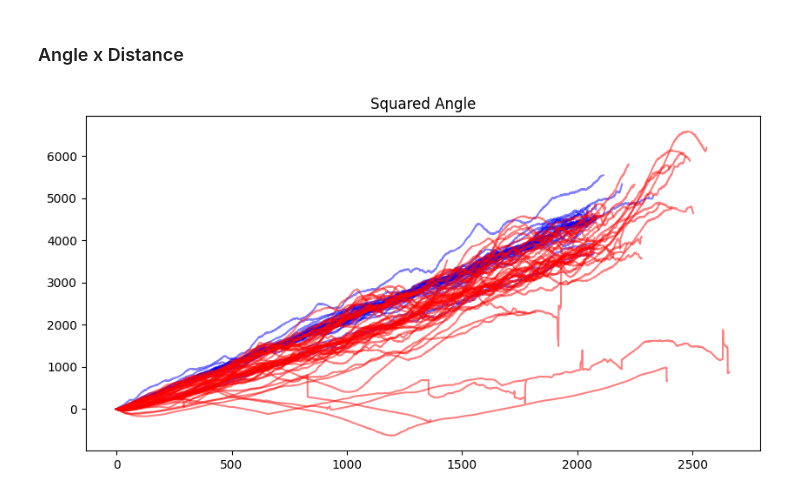
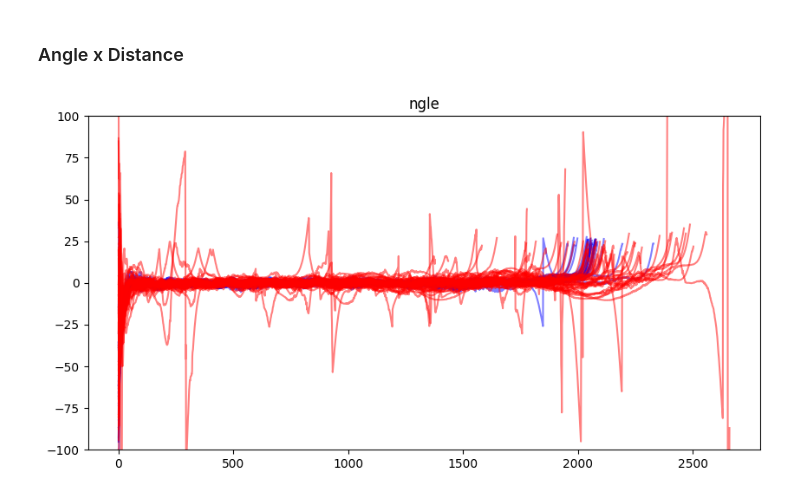
Before and after one commit to Falk0/AIA, a Jupyter notebook: run_all_files_cleaned.ipynb, the cells around one changed output. Saved outputs shown, nothing was run; the diff lists cells and outputs as text; code cells hidden in the pictures.

Commit message:
using only distance2 but with differnt filters

```diff
--- a/run_all_files_cleaned.ipynb
+++ b/run_all_files_cleaned.ipynb
@@ -64,11 +64,11 @@ for file_path in os.listdir(path):
     all_paths.append(trace_path)
 
     if first:
-        plt.imshow(img)
+        plt.imshow(img,  'grey')
         plt.show()
-        plt.imshow(cut_img_cropped)
+        plt.imshow(cut_img_cropped,  'grey')
         plt.show()
-        plt.imshow(skeleton_img_cropped)
+        plt.imshow(skeleton_img_cropped, 'grey')
         plt.show()
         plt_traced(trace_path, file_path)
     first = False
@@ -155,0 +171,28 @@ plt.show()
+# %%
+plt.figure(figsize=(10, 5))
+for d2, name in zip(trace_angle_continuous, names):
+    #df[name] = {}
+    if True: #not 'dynamic' in name:
+        #d2 = [k*k for k in d2]
+        x = np.array([k for k in range(len(d2))]).reshape((-1, 1))
+        reg = LinearRegression().fit(x, d2)
+        pred = reg.predict(x)
+        filtered = gaussian_filter1d(d2, 30)
+
+        #d2 = [(k-l)*np.sqrt(abs(m)) for k, l, m, n in zip(d2, filtered, df[name]['dist2'], df[name]['dist2_filtered'])]
+        #d2 = [(k-l) for k, l, m in zip(d2, filtered, df[name]['dist2'])]
+        d2 = [(k-l)*np.sqrt(abs(n)) for k, l, m, n in zip(d2, filtered, df[name]['dist2'], df[name]['dist2_filtered'])]
+
+        color = 'red' if 'parkinson' in name else 'blue'
+        plt.plot(d2, c=color, alpha=0.5)
+        #plt.plot(pred, c='k')
+        #plt.plot(filtered, c='lightgrey')
+
+        df[name]['angle_alt'] = d2
+        #df[name]['ang2_linreg'] = pred
+        #df[name]['ang2_filtered'] = filtered
+#plt.ylim((-0.1, 0.1))
+#plt.ylim((-1, 1))
+plt.ylim((-10, 10))
+plt.title('')
+plt.show()
@@ -158,28 +203,28 @@ plt.show()
 # %%
 plt.figure(figsize=(10, 5))
 for d2, name in zip(trace_angle_continuous, names):
     #df[name] = {}
     if True: #not 'dynamic' in name:
-        d2 = [i*np.sqrt(j) for i, j in zip(d2, df[name]['dist2'])]
+        d2 = [i*np.sqrt(j) for i, j in zip(d2, df[name]['dist2_filtered'])]
         x = np.array([k for k in range(len(d2))]).reshape((-1, 1))
         reg = LinearRegression().fit(x, d2)
         pred = reg.predict(x)
-        filtered = gaussian_filter1d(d2, 60)
+        filtered = gaussian_filter1d(d2, 30)
 
 
         color = 'red' if 'parkinson' in name else 'blue'
-        plt.plot(d2, c=color, alpha=0.5)
+        plt.plot([i-j for i, j in zip(d2, filtered)], c=color, alpha=0.5)
         #plt.plot(pred, c='k')
         #plt.plot(filtered, c='lightgrey')
 
         df[name]['rad'] = d2
         df[name]['rad_linreg'] = pred
         df[name]['rad_filtered'] = filtered
-
-plt.title('Squared Angle')
+plt.ylim((-100,100))
+plt.title('ngle')
 plt.show()
 # %% [output]
-[figure, old version]
+[figure, new version]
 # %%
 import pandas as pd
 
```
Also changed, not shown: parts of 13 cells of this notebook.
